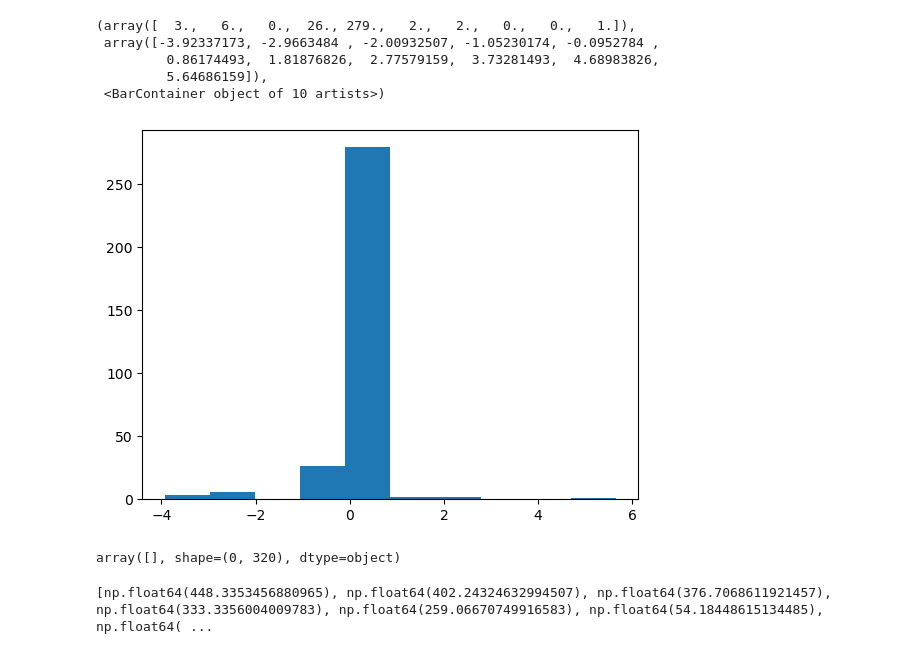
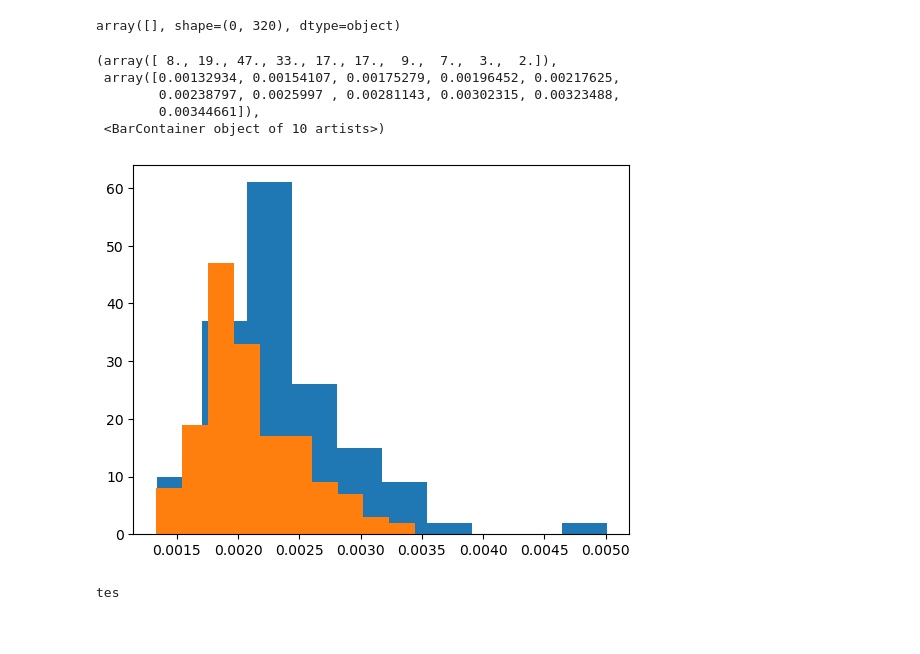
Before and after one commit to laureloneill/psf_source_localization, a Jupyter notebook: dataview.ipynb, the cells around one changed output. Cells and saved outputs as stored; diff of their text form; code cells hidden in the pictures.

```diff
--- a/dataview.ipynb
+++ b/dataview.ipynb
@@ -153,12 +151,3 @@ plt.hist(yfwhm)
-# %%
-plt.hist(angle)
-# %% [output]
-(array([  3.,   6.,   0.,  26., 279.,   2.,   2.,   0.,   0.,   1.]),
- array([-3.92337173, -2.9663484 , -2.00932507, -1.05230174, -0.0952784 ,
-         0.86174493,  1.81876826,  2.77579159,  3.73281493,  4.68983826,
-         5.64686159]),
- <BarContainer object of 10 artists>)
-[figure, removed]
 # %%
 out = (range(0,covMat.shape[0]))
 (covMat[covMat.any == None])
@@ -182,8 +171,5 @@ angle_error = [np.nan]*len(covMat)
 #        print(f"{name}: {getattr(g_fit, name).value:.4f} ± {err:.4f}")
 #
 
-for q in range(0, 150):
+for q in range(0,161):
         aError[q], xMean_error[q], yMean_error[q], xSigma_error[q],ySigma_error[q],angle_error[q] = np.sqrt(np.diag(covMat[q]))
-print(aError)
-# %% [output]
-[np.float64(448.3353456880965), np.float64(402.24324632994507), np.float64(376.7068611921457), np.float64(333.3356004009783), np.float64(259.06670749916583), np.float64(54.18448615134485), np.float64( ...
@@ -195,0 +176,26 @@ param_names = g_fit.param_names
+# %%
+plt.hist(xMean_error)
+plt.hist(yMean_error)
+# %% [output]
+(array([ 8., 19., 47., 33., 17., 17.,  9.,  7.,  3.,  2.]),
+ array([0.00132934, 0.00154107, 0.00175279, 0.00196452, 0.00217625,
+        0.00238797, 0.0025997 , 0.00281143, 0.00302315, 0.00323488,
+        0.00344661]),
+ <BarContainer object of 10 artists>)
+[figure, added]
+# %%
+list_vTheta = vTheta
+#
+
+for i in range(len(vTheta)):
+    list_vTheta[i] = str(list_vTheta[i]).replace("N","-")
+    list_vTheta[i] = str(list_vTheta[i]).replace("-A",str(np.nan))
+    if list_vTheta[i] == "nan" or list_vTheta[i] == "-8p3":
+        list_vTheta[i] = np.nan
+    else:
+        list_vTheta[i] = int(list_vTheta[i])
+print('tes')
+
+error = abs(xMean-list_vTheta)
+# %% [output]
+tes
```
Also changed, not shown: parts of 7 cells of this notebook, 14 other files.
